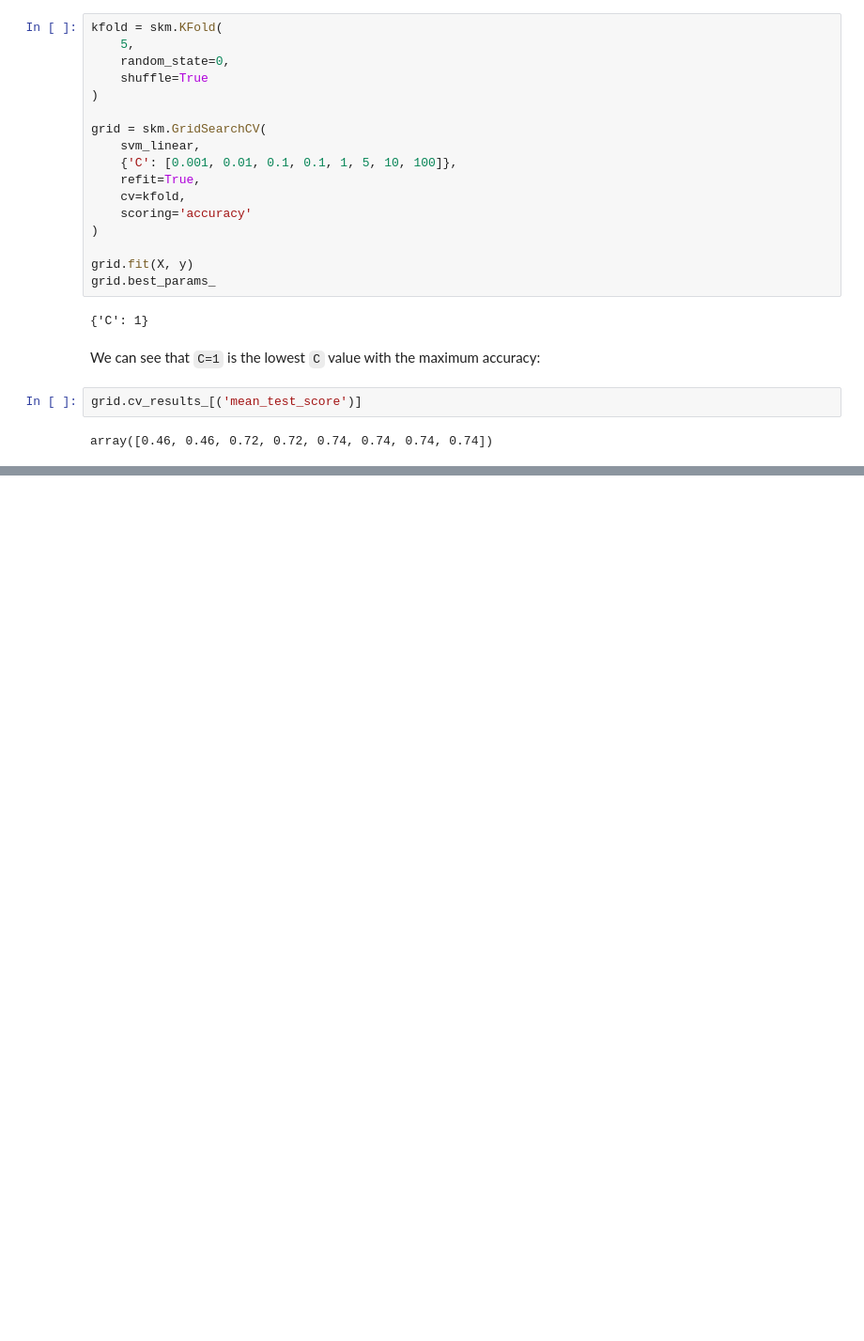
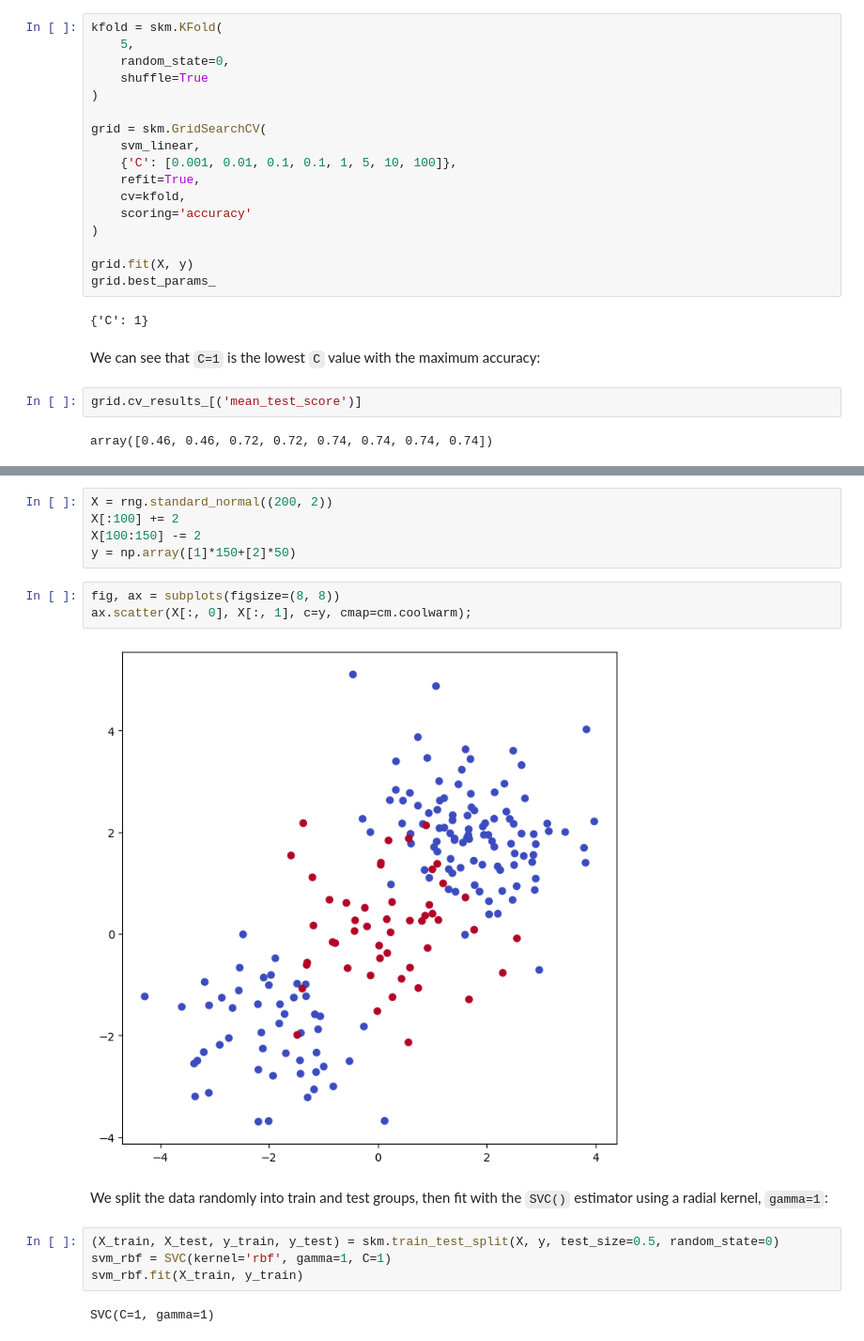
Before and after one commit to richhuwtaylor/introduction-to-statistical-learning, a Jupyter notebook: Chapter_9_Support_Vector_Machines/Chapter_9_Support_Vector_Machines_Lab.ipynb, the cells around one changed output, grey strips where cells are left out. Shown at 94% size. Drawn from its saved outputs; the diff is of its cells as text; blank space fills up the shorter version.

```diff
--- a/Chapter_9_Support_Vector_Machines/Chapter_9_Support_Vector_Machines_Lab.ipynb
+++ b/Chapter_9_Support_Vector_Machines/Chapter_9_Support_Vector_Machines_Lab.ipynb
@@ -90,0 +185,18 @@ array([0.46, 0.46, 0.72, 0.72, 0.74, 0.74, 0.74, 0.74])
+# %%
+X = rng.standard_normal((200, 2))
+X[:100] += 2
+X[100:150] -= 2
+y = np.array([1]*150+[2]*50)
+# %%
+fig, ax = subplots(figsize=(8, 8))
+ax.scatter(X[:, 0], X[:, 1], c=y, cmap=cm.coolwarm);
+# %% [output]
+[figure, added]
+# %% [markdown]
+We split the data randomly into train and test groups, then fit with the `SVC()` estimator using a radial kernel, `gamma=1`:
+# %%
+(X_train, X_test, y_train, y_test) = skm.train_test_split(X, y, test_size=0.5, random_state=0)
+svm_rbf = SVC(kernel='rbf', gamma=1, C=1)
+svm_rbf.fit(X_train, y_train)
+# %% [output]
+SVC(C=1, gamma=1)
```
Also changed, not shown: parts of 42 cells of this notebook.
